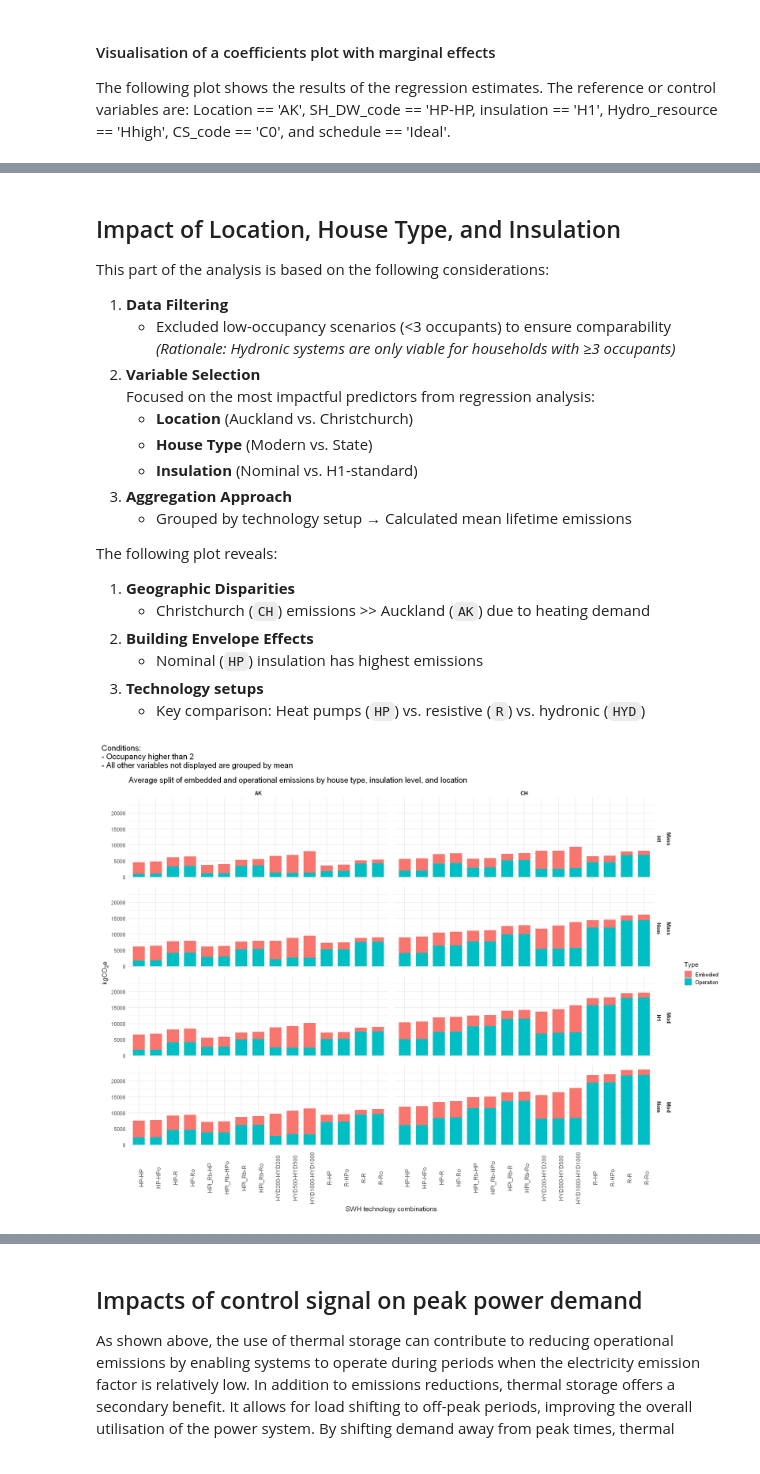
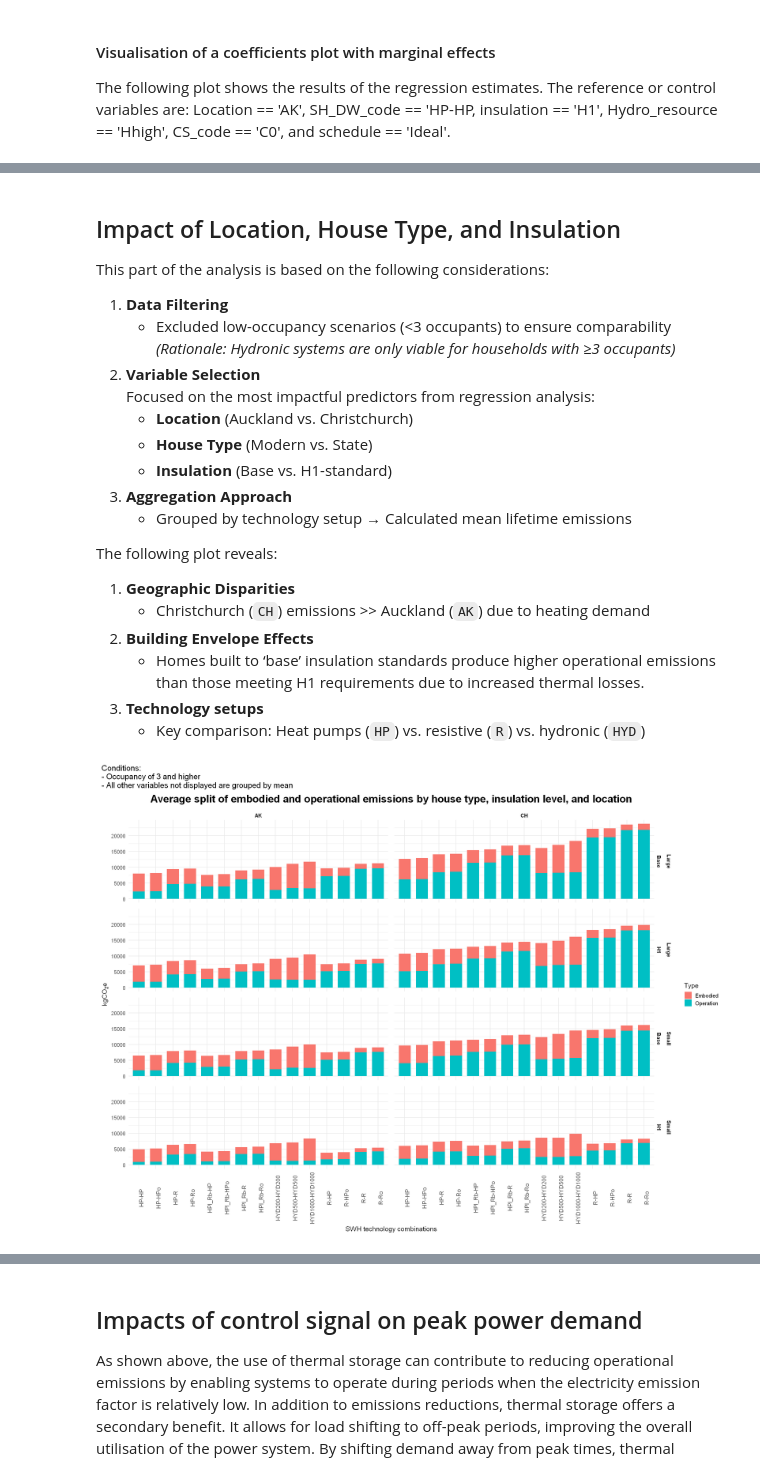
Before and after one commit to pxgo17/EECA_SWH_LCA, a Jupyter notebook: results/SWH_LCA_results.ipynb, the cells around one changed output, grey strips where cells are left out. Saved outputs shown, nothing was run; the diff lists cells and outputs as text; code cells hidden in the pictures.

```diff
--- a/results/SWH_LCA_results.ipynb
+++ b/results/SWH_LCA_results.ipynb
@@ -31,9 +31,12 @@ The dataset contains lifetime emissions (operational + embodied) for household s
 # %%
-library(tidyverse) %>% suppressMessages()
+library(tidyverse)
 options(warn = -1)
 household_lifetime_Call <- read_csv("https://raw.githubusercontent.com/pxgo17/EECA_SWH_LCA/refs/heads/main/data/processed/lca/household_lifetime_Call.csv") %>% suppressMessages()
 household_lifetime_Call <- household_lifetime_Call %>%
     mutate(SH_DW_code = factor(SH_DW_code, levels = c("HP-HP", "HP-HPo", "HP-R", "HP-Ro", "HPl_Rb-HP", "HPl_Rb-HPo",
                                                       "HPl_Rb-R", "HPl_Rb-Ro", "HYD200-HYD200", "HYD500-HYD500", "HYD1000-HYD1000",
                                                       "R-HP", "R-HPo", "R-R", "R-Ro")))
+household_lifetime_Call <- household_lifetime_Call %>%
+    mutate(house_type = ifelse(house_type == 'Mod', 'Large', 'Small')) %>%
+    mutate(insulation = ifelse(insulation == 'Nom', 'Base', insulation))
 #household_lifetime_Call %>% summary()
@@ -157,7 +170,7 @@ This part of the analysis is based on the following considerations:
    Focused on the most impactful predictors from regression analysis:
    - **Location** (Auckland vs. Christchurch)
    - **House Type** (Modern vs. State)
-   - **Insulation** (Nominal vs. H1-standard)
+   - **Insulation** (Base vs. H1-standard)
 3. **Aggregation Approach**
    - Grouped by technology setup → Calculated mean lifetime emissions
 
@@ -165,42 +178,43 @@ The following plot reveals:
 1. **Geographic Disparities**
    - Christchurch (`CH`) emissions >> Auckland (`AK`) due to heating demand
 2. **Building Envelope Effects**
-   - Nominal (`HP`) insulation has highest emissions
+   - Homes built to ‘base’ insulation standards produce higher operational emissions than those meeting H1 requirements due to increased thermal losses.
 3. **Technology setups**
    - Key comparison: Heat pumps (`HP`) vs. resistive (`R`) vs. hydronic (`HYD`)
 # %%
 library(patchwork)
 household_lifetime_Call_location <- household_lifetime_Call %>% filter(Occ_code > 2) %>%
 group_by(Loc_code, house_type, insulation, SH_DW_code) %>%
   summarise(Embodied = mean(Embodied_life),
             Operation = mean(Operation_life), .groups = 'drop') %>% ungroup() %>%
   mutate(Total = Embodied + Operation)
 # Reshape data to long format for ggplot2
 plot_location <- household_lifetime_Call_location %>%
   pivot_longer(cols = c(Embodied, Operation), names_to = "Type", values_to = "Emissions")
 # Plot
 options(repr.plot.width=20, repr.plot.height=15)
 emissions_plot <- ggplot(plot_location, aes(x = SH_DW_code, y = Emissions, fill = Type)) +
   geom_col(position = "stack", width = 0.7) +
   facet_grid(house_type + insulation ~ Loc_code) +
   theme_minimal(base_size = 15) +
   labs(x = "SWH technology combinations",
        y = expression(kgCO[2]*e),
-       title = "Average split of embedded and operational emissions by house type, insulation level, and location") +
+       title = "Average split of embodied and operational emissions by house type, insulation level, and location") +
   theme(
     axis.text.x = element_text(angle = 90, hjust = 0.5, size = 13),
     strip.text = element_text(face = "bold"),
-    panel.spacing = unit(1, "lines")
+    panel.spacing = unit(1, "lines"),
+    plot.title = element_text(size = 24, face = "bold", hjust = 0.5, vjust = 2)
   )
 emissions_plot +
   plot_annotation(
-    title = "Conditions:\n- Occupancy higher than 2\n- All other variables not displayed are grouped by mean",
+    title = "Conditions:\n- Occupancy of 3 and higher\n- All other variables not displayed are grouped by mean",
     theme = theme(
       plot.title = element_text(size = 18, hjust = 0, vjust = 2)
     )
   )
 # %% [output]
-[figure, old version]
+[figure, new version]
 # %% [markdown]
 ### Discussion
 #### Key Findings
```
Also changed, not shown: parts of 62 cells of this notebook, 2 other files.
